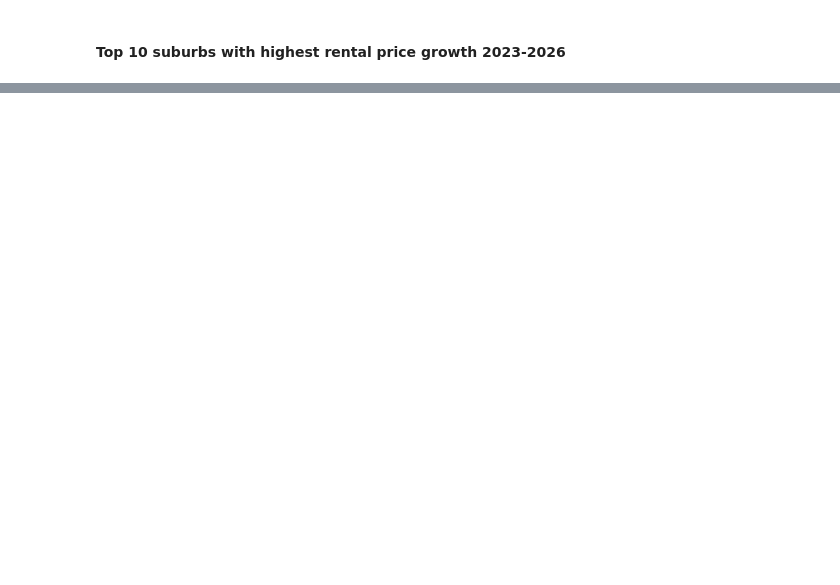
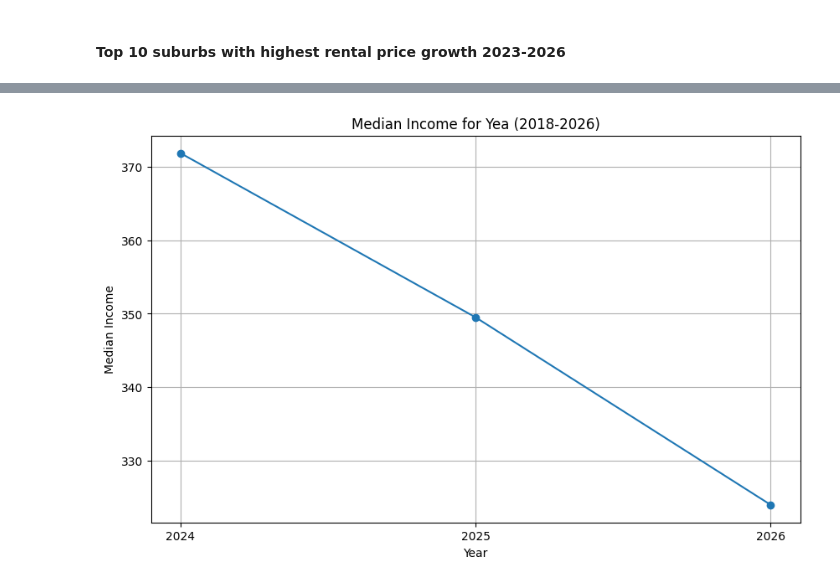
Before and after one commit to MAST30034-AppliedDataScience/project-2-group-real-estate-hexosergeantchelelebratebonitz, a Jupyter notebook: notebooks/Julian/rent_forecasting.ipynb, the cells around one changed output, grey strips where cells are left out. Saved outputs shown, nothing was run; the diff lists cells and outputs as text; code cells hidden in the pictures; blank space fills up the shorter version.

```diff
--- a/notebooks/Julian/rent_forecasting.ipynb
+++ b/notebooks/Julian/rent_forecasting.ipynb
@@ -335,0 +404,15 @@ top_10_growth
+# %%
+suburb = 'Bendigo'
+subset = df_new[df_new.Suburb == suburb]
+years = list(range(2018, 2027))
+rent_predictions = subset[[f'{year}_predicted_rent' for year in ['2024', '2025', '2026']]].values.flatten()
+
+plt.figure(figsize=(10, 6))
+plt.plot(['2024', '2025', '2026'], rent_predictions, marker='o')
+plt.xlabel('Year')
+plt.ylabel('Median Income')
+plt.title(f'Median Income for {label} (2018-2026)')
+plt.grid(True)
+plt.show()
+# %% [output]
+[figure, added]
```
Also changed, not shown: parts of 6 cells of this notebook.
